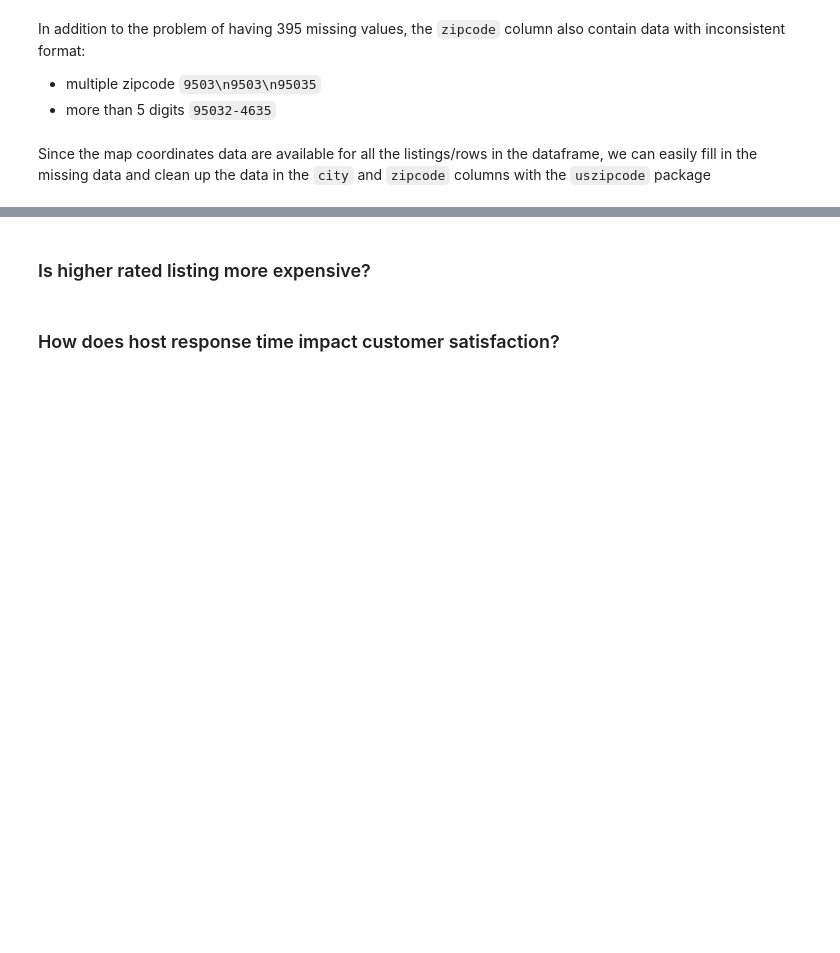
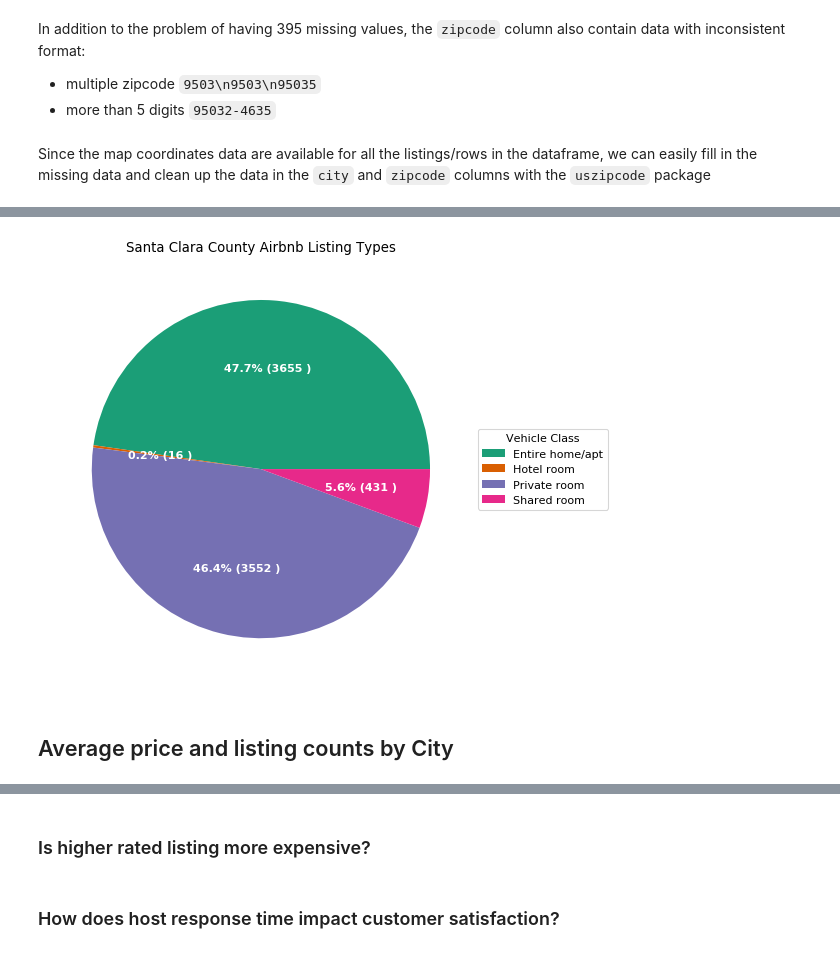
Before and after one commit to caroger/airbnb, a Jupyter notebook: listing.ipynb, the cells around one changed output, grey strips where cells are left out. Saved outputs shown, nothing was run; the diff lists cells and outputs as text; code cells hidden in the pictures; blank space fills up the shorter version.

```diff
--- a/listing.ipynb
+++ b/listing.ipynb
@@ -295,3 +329,31 @@ for i,j,k in zip(lat,lon,cities):
+# %%
+df_type = df.groupby('room_type').size().reset_index(name = 'counts')
+
+# Draw Plot
+fig, ax = plt.subplots(figsize=(12, 7), subplot_kw=dict(aspect="equal"), dpi= 80)
+
+data = df_type['counts']
+categories = df_type['room_type']
+
+def func(pct, allvals):
+    absolute = int(pct/100.*np.sum(allvals))
+    return "{:.1f}% ({:d} )".format(pct, absolute)
+
+wedges, texts, autotexts = ax.pie(data,
+                                  autopct=lambda pct: func(pct, data),
+                                  textprops=dict(color="w"),
+                                  colors=plt.cm.Dark2.colors,
+                                 startangle=0)
+
+# Decoration
+ax.legend(wedges, categories, title="Vehicle Class", loc="center left", bbox_to_anchor=(1, 0, 0.5, 1))
+plt.setp(autotexts, size=10, weight=700)
+ax.set_title("Santa Clara County Airbnb Listing Types")
+plt.show()
+# %% [output]
+[figure, added]
+# %% [markdown]
+## Average price and listing counts by City
 # %%
 import numpy as np
 
```
Also changed, not shown: parts of 19 cells of this notebook.
